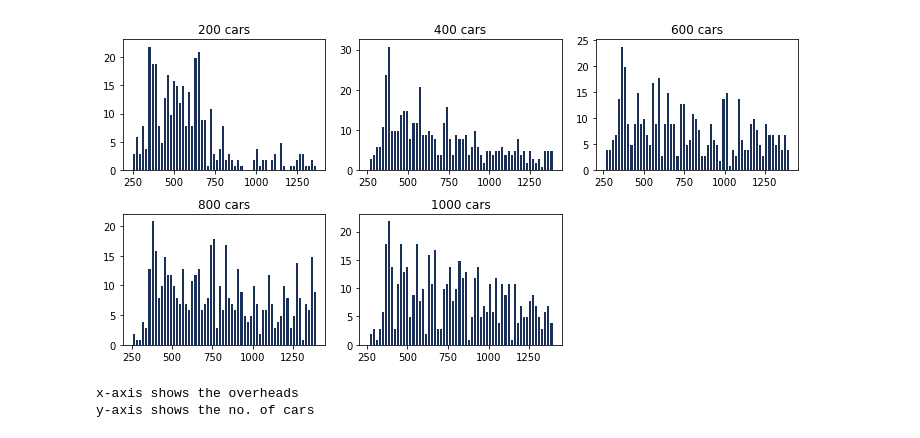
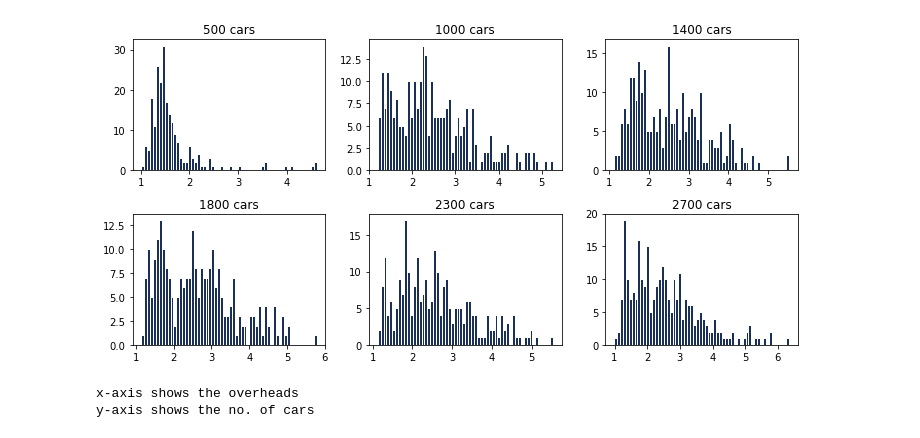
Before and after one commit to iliasger/TRAPP, a Jupyter notebook: EPOS trip overheads.ipynb, the cells around one changed output. Drawn from its saved outputs; the diff is of its cells as text; code cells hidden in the pictures.

```diff
--- a/EPOS trip overheads.ipynb
+++ b/EPOS trip overheads.ipynb
@@ -149,33 +196,36 @@ ValueError: cannot copy sequence with size 502 to array axis with dimension 500
 # %%
 # print histogram
 import numpy as np
 
 n_bins = 60
 plt.figure()
 plt.subplot(231)
-plt.hist(car200, n_bins, normed=None, histtype='bar', color="#1B3059", label="200 cars", edgecolor='white')
-plt.title('200 cars')
+plt.hist(o1, n_bins, normed=None, histtype='bar', color="#1B3059", label="200 cars", edgecolor='white')
+plt.title('500 cars')
 plt.subplot(232)
-plt.hist(car400, n_bins, normed=None, histtype='bar', color="#1B3059", label="400 cars", edgecolor='white')
-plt.title('400 cars')
+plt.hist(o2, n_bins, normed=None, histtype='bar', color="#1B3059", label="400 cars", edgecolor='white')
+plt.title('1000 cars')
 plt.subplot(233)
-plt.hist(car600, n_bins, normed=None, histtype='bar', color="#1B3059", label="600 cars", edgecolor='white')
-plt.title('600 cars')
+plt.hist(o3, n_bins, normed=None, histtype='bar', color="#1B3059", label="600 cars", edgecolor='white')
+plt.title('1400 cars')
 plt.subplot(234)
-plt.hist(car800, n_bins, normed=None, histtype='bar', color="#1B3059", label="800 cars", edgecolor='white')
-plt.title('800 cars')
+plt.hist(o4, n_bins, normed=None, histtype='bar', color="#1B3059", label="800 cars", edgecolor='white')
+plt.title('1800 cars')
 plt.subplot(235)
-plt.hist(car1000, n_bins, normed=None, histtype='bar', color="#1B3059", label="1000 cars", edgecolor='white')
-plt.title('1000 cars')
+plt.hist(o5, n_bins, normed=None, histtype='bar', color="#1B3059", label="1000 cars", edgecolor='white')
+plt.title('2300 cars')
+plt.subplot(236)
+plt.hist(o6, n_bins, normed=None, histtype='bar', color="#1B3059", label="1000 cars", edgecolor='white')
+plt.title('2700 cars')
 
 
 plt.tight_layout()
 plt.show()
 
 
 print("x-axis shows the overheads")
 print("y-axis shows the no. of cars")
 # %% [output]
-[figure, old version]
+[figure, new version]
 x-axis shows the overheads
 y-axis shows the no. of cars
```
Also changed, not shown: parts of 3 cells of this notebook, 7 other files.
